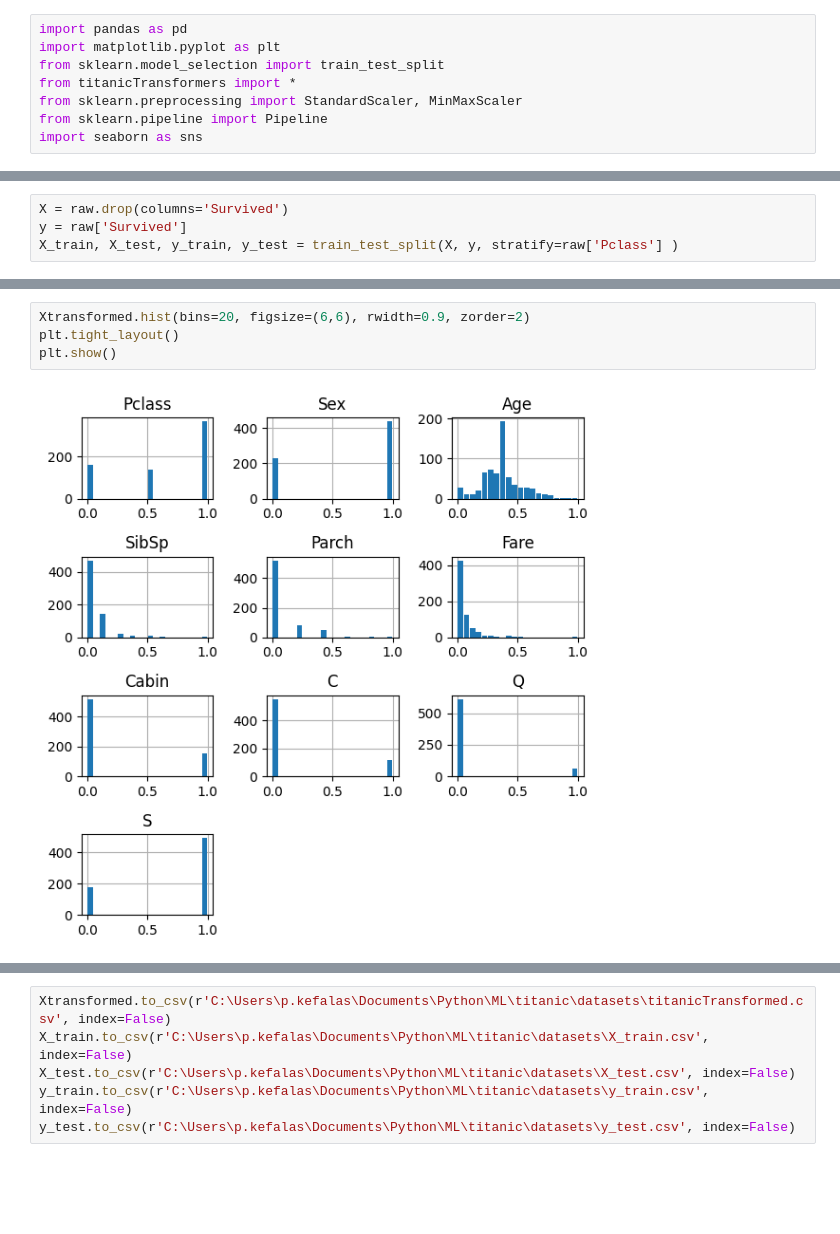
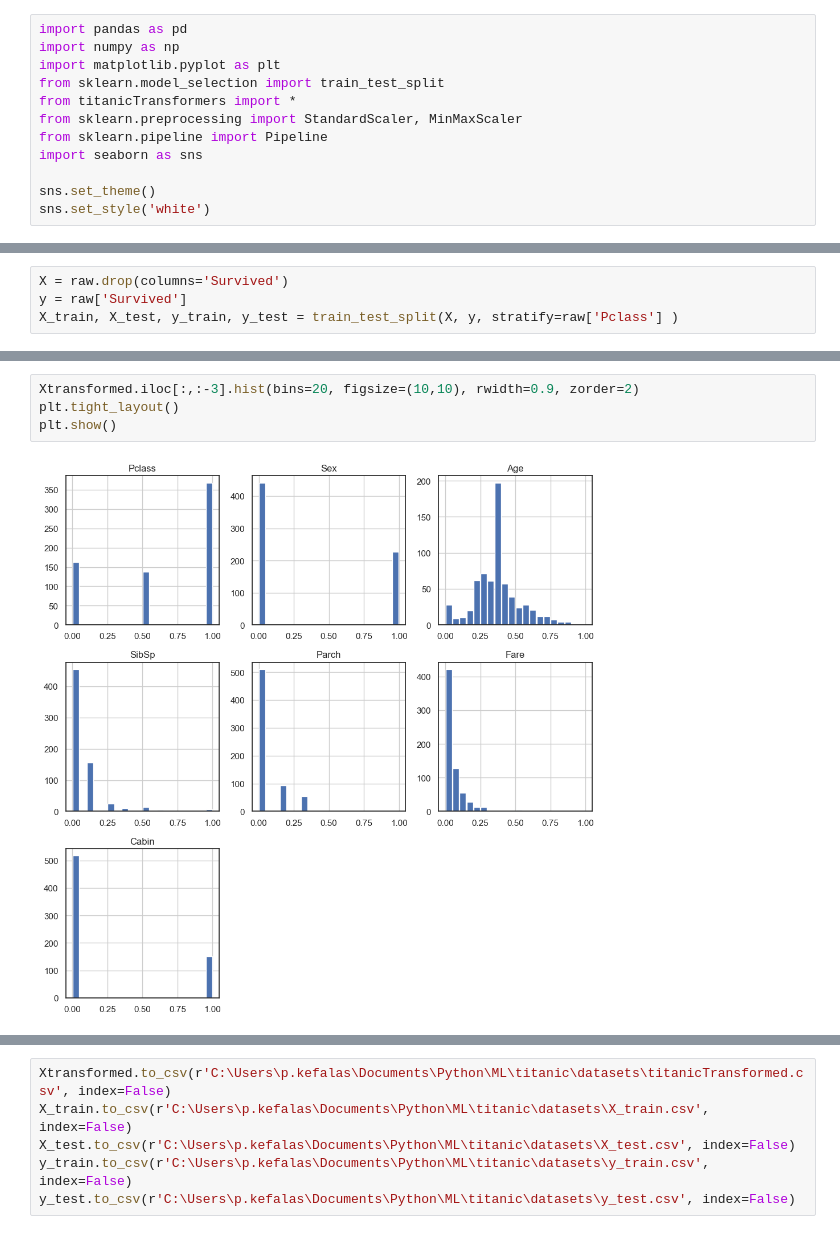
Before and after one commit to PanosKefalas/titanic, a Jupyter notebook: code/preprocess.ipynb, the cells around one changed output, grey strips where cells are left out. Cells and saved outputs as stored; diff of their text form; blank space fills up the shorter version.

```diff
--- a/code/preprocess.ipynb
+++ b/code/preprocess.ipynb
@@ -1,11 +1,15 @@
 # %%
 import pandas as pd
+import numpy as np
 import matplotlib.pyplot as plt
 from sklearn.model_selection import train_test_split
 from titanicTransformers import *
 from sklearn.preprocessing import StandardScaler, MinMaxScaler
 from sklearn.pipeline import Pipeline
 import seaborn as sns
+
+sns.set_theme()
+sns.set_style('white')
 # %%
 raw = pd.read_csv(r'C:\Users\p.kefalas\Documents\Python\ML\titanic\datasets\titanic.csv')
 raw
@@ -62,6 +91,6 @@ Xtransformed.head()
 # %%
-Xtransformed.hist(bins=20, figsize=(6,6), rwidth=0.9, zorder=2)
+Xtransformed.iloc[:,:-3].hist(bins=20, figsize=(10,10), rwidth=0.9, zorder=2)
 plt.tight_layout()
 plt.show()
 # %% [output]
-[figure, old version]
+[figure, new version]
```
Also changed, not shown: parts of 6 cells of this notebook, 6 other files.
